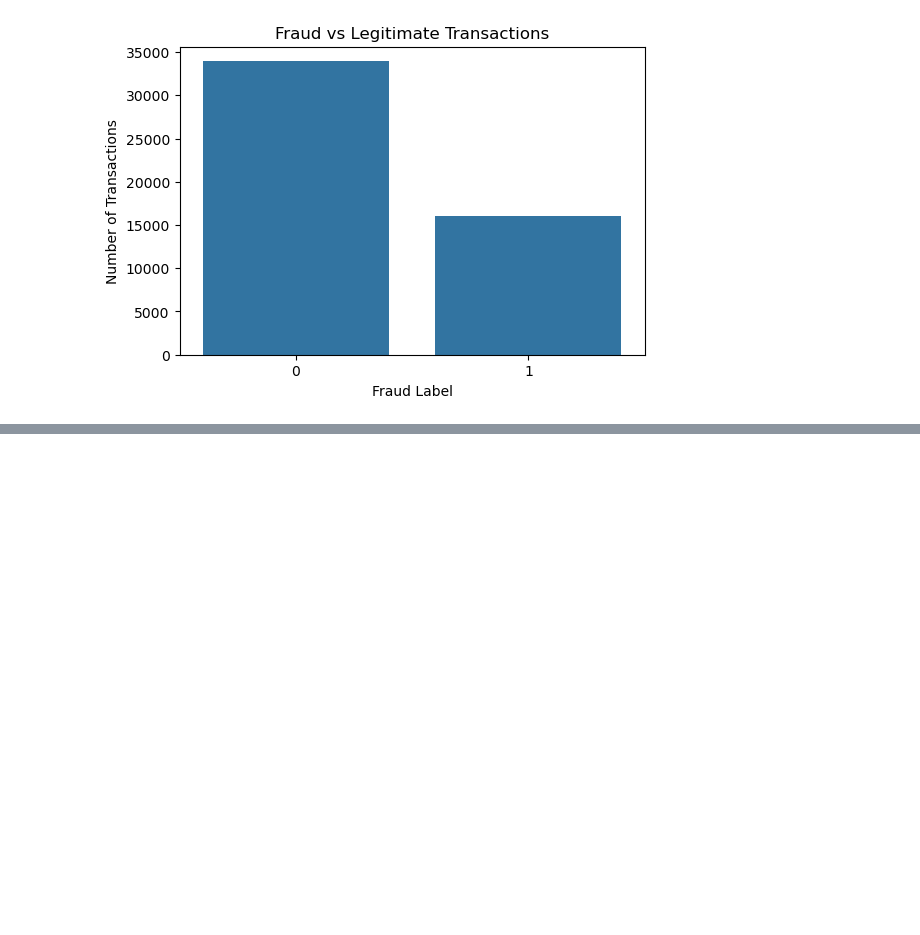
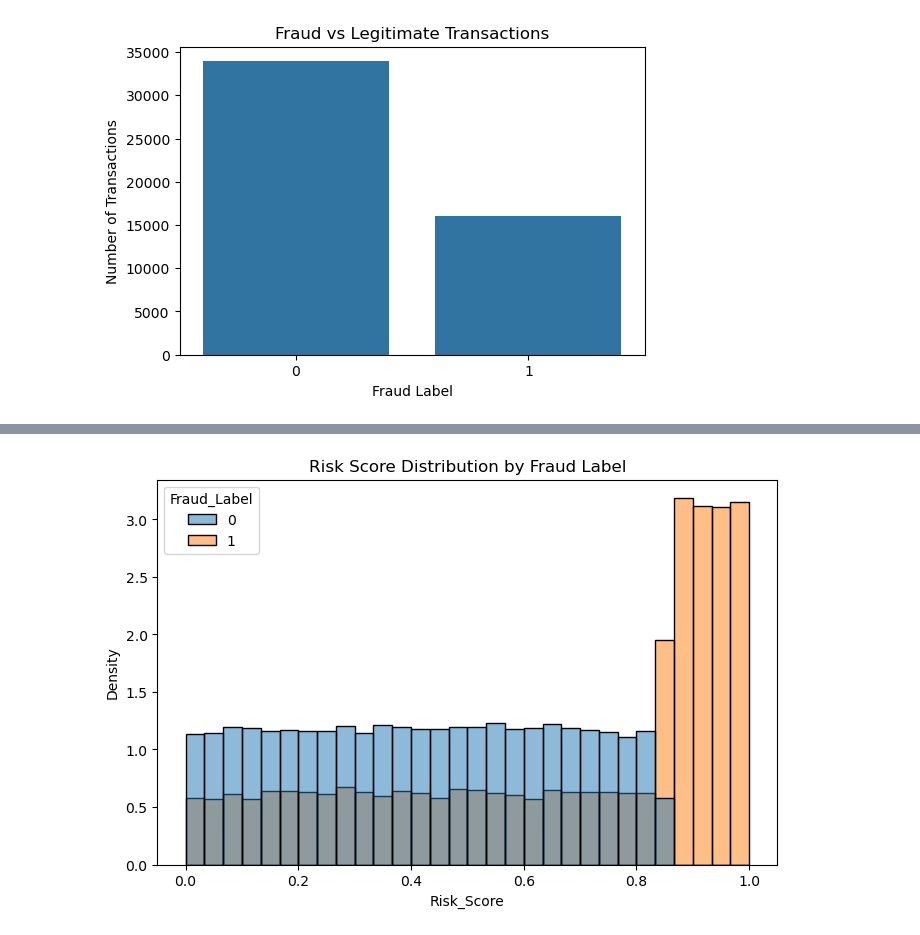
Before and after one commit to BharatDS/real_time_fraud_detection, a Jupyter notebook: notebooks/01_eda.ipynb, the cells around one changed output, grey strips where cells are left out. Cells and saved outputs as stored; diff of their text form; code cells hidden in the pictures; blank space fills up the shorter version.

```diff
--- a/notebooks/01_eda.ipynb
+++ b/notebooks/01_eda.ipynb
@@ -98,0 +213,15 @@ plt.show()
+# %%
+df["amount_vs_avg_7d"] = (
+    df["Transaction_Amount"] /
+    (df["Avg_Transaction_Amount_7d"] + 1e-6)
+)
+# %%
+df["failed_transaction_ratio"] = (
+    df["Failed_Transaction_Count_7d"] /
+    (df["Daily_Transaction_Count"] + 1)
+)
+# %%
+df["amount_balance_ratio"] = (
+    df["Transaction_Amount"] /
+    (df["Account_Balance"] + 1e-6)
+)
@@ -98,0 +269,2 @@ plt.show()
+# %%
+df = df.sort_values("Timestamp").reset_index(drop=True)
@@ -98,0 +638,19 @@ plt.show()
+# %%
+import matplotlib.pyplot as plt
+import seaborn as sns
+
+plt.figure(figsize=(8, 5))
+
+sns.histplot(
+    data=df,
+    x="Risk_Score",
+    hue="Fraud_Label",
+    bins=30,
+    stat="density",
+    common_norm=False
+)
+
+plt.title("Risk Score Distribution by Fraud Label")
+plt.show()
+# %% [output]
+[figure, added]
```
Also changed, not shown: parts of 48 cells of this notebook, 29 other files.
